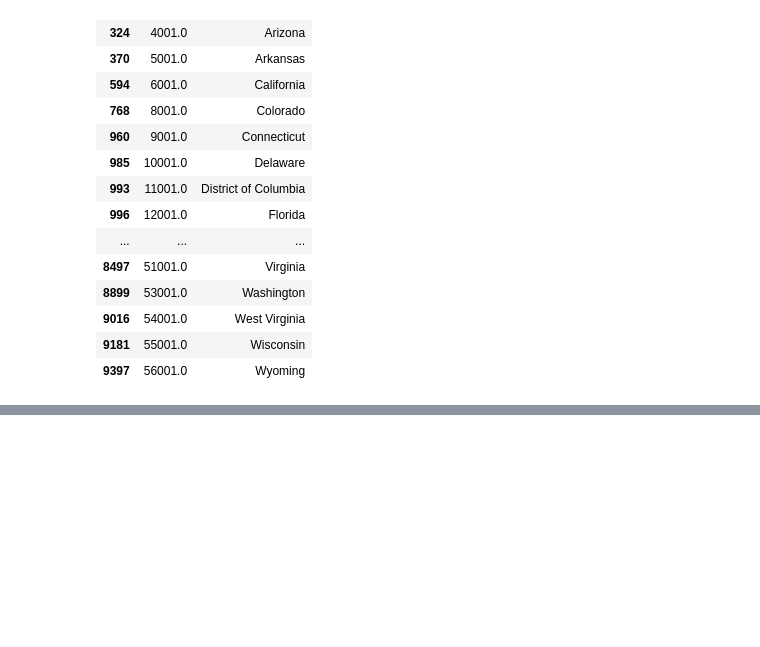
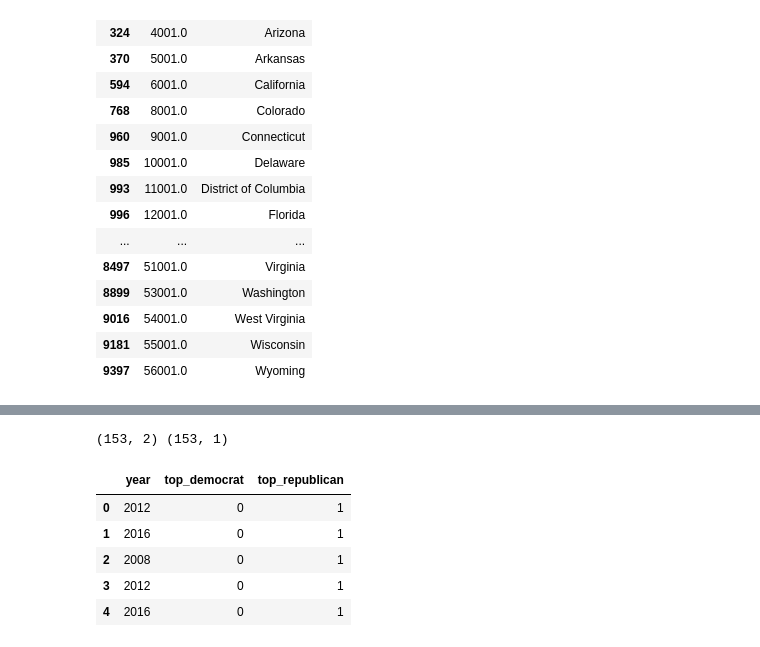
Before and after one commit to vasuda23/Election_Prediction_Analysis, a Jupyter notebook: Presidential State election 08-16/President County.ipynb, the cells around one changed output, grey strips where cells are left out. Drawn from its saved outputs; the diff is of its cells as text; code cells hidden in the pictures; blank space fills up the shorter version.

```diff
--- a/Presidential State election 08-16/President County.ipynb
+++ b/Presidential State election 08-16/President County.ipynb
@@ -231,0 +211,7 @@ df_08.to_csv("state_pres_08.csv")
+# %%
+election = result
+X = election[['top', 'year']]
+y = election["FIPS"].values.reshape(-1, 1)
+print(X.shape, y.shape)
+# %% [output]
+(153, 2) (153, 1)
@@ -231,0 +222,11 @@ df_08.to_csv("state_pres_08.csv")
+# %%
+data = X.copy()
+data_binary_encoded = pd.get_dummies(data, columns=["top"])
+data_binary_encoded.head()
+# %% [output]
+|  | year | top_democrat | top_republican |
+| 0 | 2012 | 0 | 1 |
+| 1 | 2016 | 0 | 1 |
+| 2 | 2008 | 0 | 1 |
+| 3 | 2012 | 0 | 1 |
+| 4 | 2016 | 0 | 1 |
```
Also changed, not shown: parts of 18 cells of this notebook, 2 other files.
